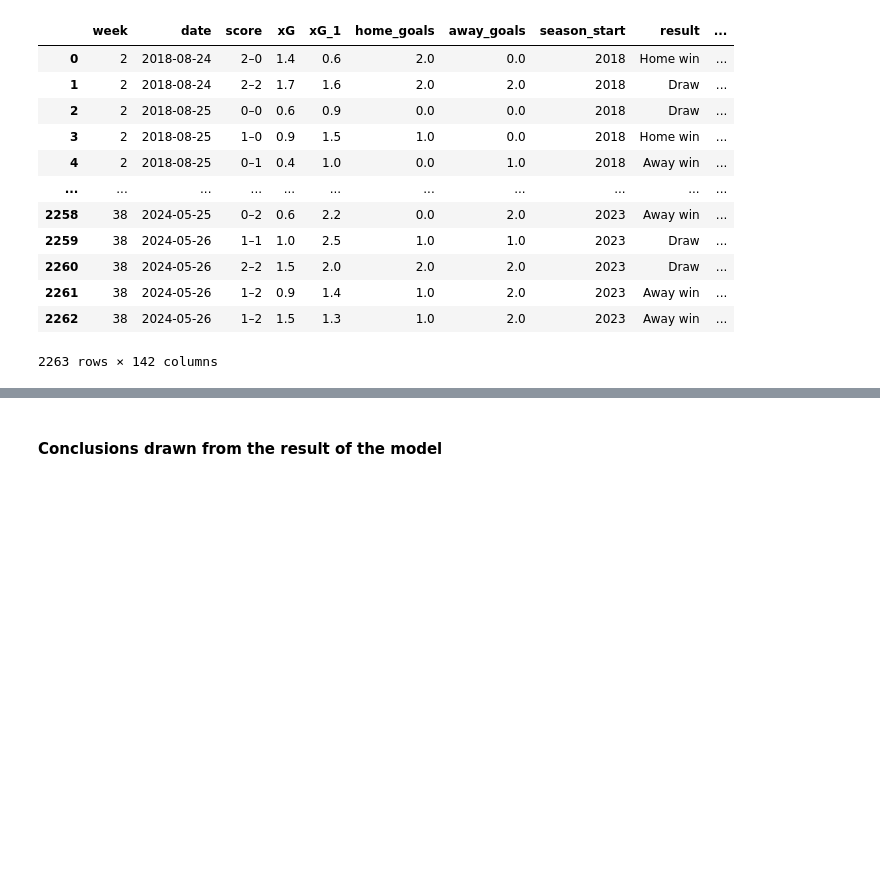
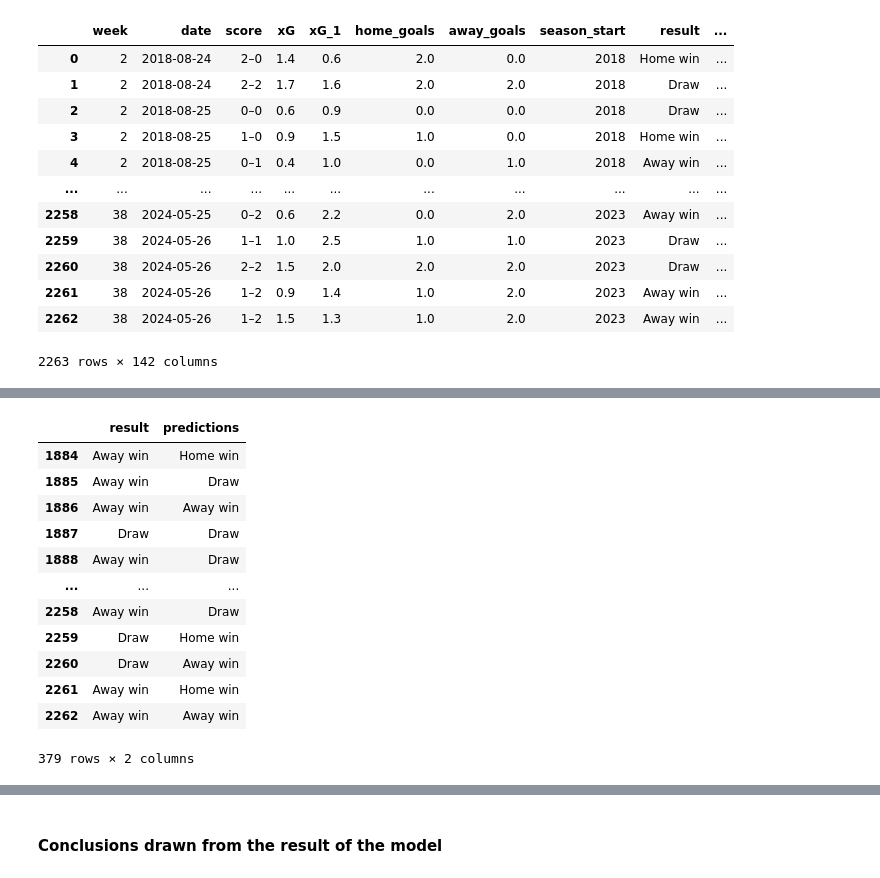
Before and after one commit to ricardoherediaj/mle_soccer_match_predictor, a Jupyter notebook: notebooks/05_model_optimization_with_optuna.ipynb, the cells around one changed output, grey strips where cells are left out. Cells and saved outputs as stored; diff of their text form; code cells hidden in the pictures; blank space fills up the shorter version.

```diff
--- a/notebooks/05_model_optimization_with_optuna.ipynb
+++ b/notebooks/05_model_optimization_with_optuna.ipynb
@@ -483,0 +562,3 @@ XGBoost Confusion Matrix:
+# %%
+# Turn preds into original format
+predictions_xgb_decoded = label_encoder.inverse_transform(predictions_xgb)
@@ -483,0 +585,19 @@ XGBoost Confusion Matrix:
+# %%
+# Add predictions to test data
+test_data['predictions'] = predictions_xgb_decoded
+# %%
+test_data[['result', 'predictions']]
+# %% [output]
+|  | result | predictions |
+| 1884 | Away win | Home win |
+| 1885 | Away win | Draw |
+| 1886 | Away win | Away win |
+| 1887 | Draw | Draw |
+| 1888 | Away win | Draw |
+| ... | ... | ... |
+| 2258 | Away win | Draw |
+| 2259 | Draw | Home win |
+| 2260 | Draw | Away win |
+| 2261 | Away win | Home win |
+| 2262 | Away win | Away win |
+379 rows × 2 columns
```
Also changed, not shown: parts of 21 cells of this notebook, 7 other files.
